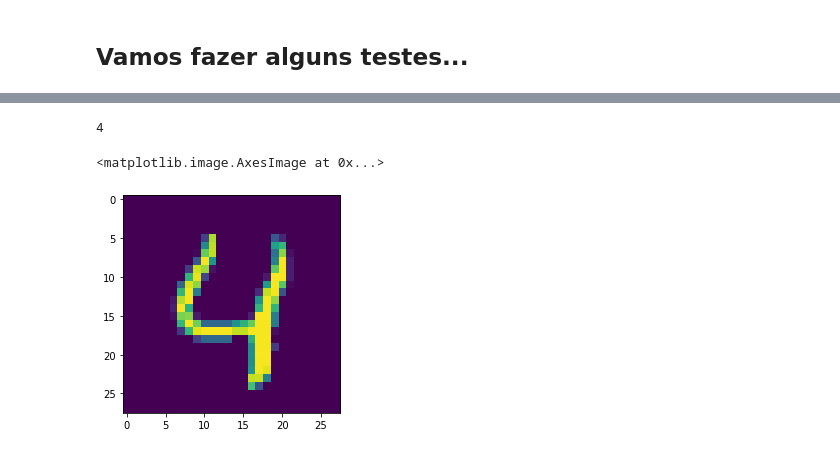
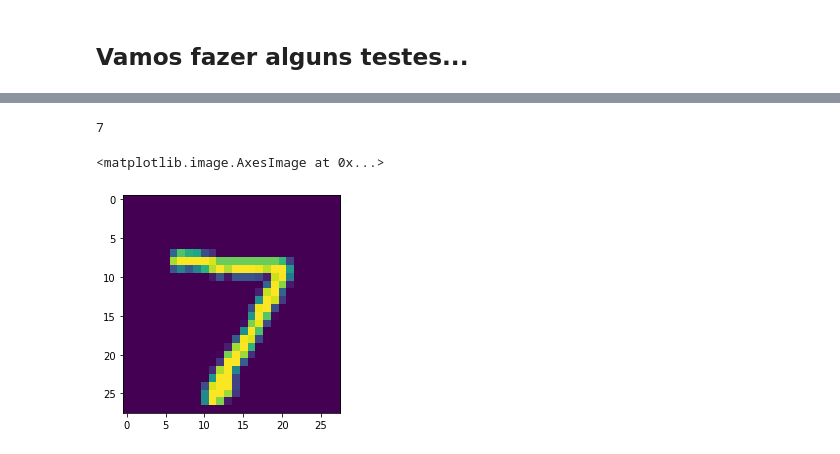
Before and after one commit to gabogomes/ocr-fgv, a Jupyter notebook: exemplo-1.ipynb, the cells around one changed output, grey strips where cells are left out. Saved outputs shown, nothing was run; the diff lists cells and outputs as text; code cells hidden in the pictures.

```diff
--- a/exemplo-1.ipynb
+++ b/exemplo-1.ipynb
@@ -126,9 +126,9 @@ array([2.93052999e-10, 3.50741824e-10, 2.45838705e-09, 6.94643177e-06,
 # %%
-np.argmax(predictions[4])
+np.argmax(predictions[0])
 # %% [output]
-4
+7
 # %%
-plt.imshow(x_test[4])
+plt.imshow(x_test[0])
 # %% [output]
 <matplotlib.image.AxesImage at 0x...>
-[figure, old version]
+[figure, new version]
```
Also changed, not shown: parts of 6 cells of this notebook, 1 other file.
